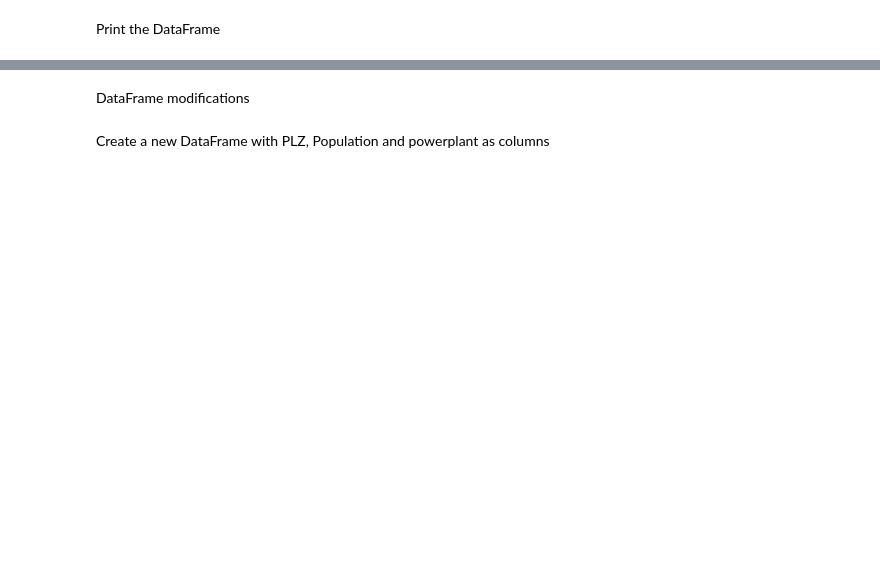
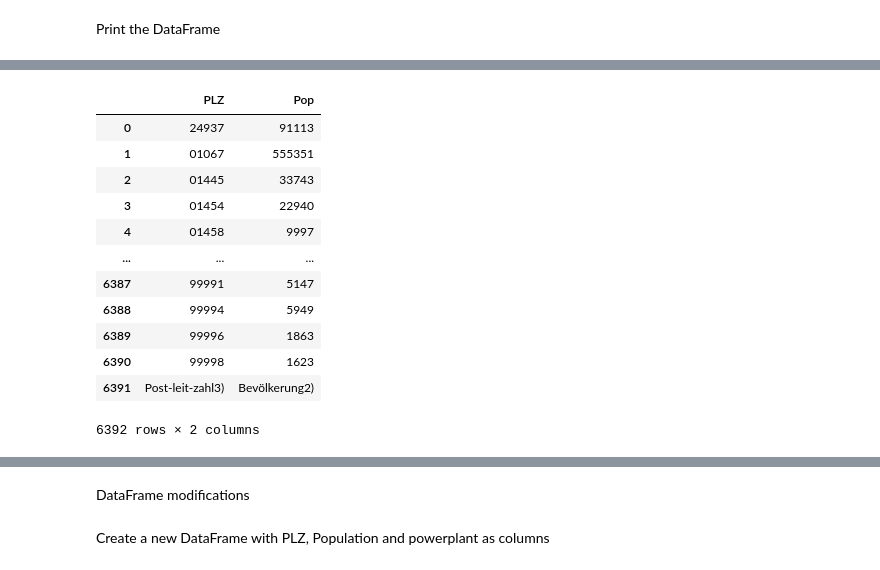
Before and after one commit to postmarone96/Deutschlands_Kraftwerken_Analyse, a Jupyter notebook: Bundesnetz_Agentur.ipynb, the cells around one changed output, grey strips where cells are left out. Drawn from its saved outputs; the diff is of its cells as text; code cells hidden in the pictures; blank space fills up the shorter version.

```diff
--- a/Bundesnetz_Agentur.ipynb
+++ b/Bundesnetz_Agentur.ipynb
@@ -53,5 +36,7 @@ demographic.dropna()
 # %% [markdown]
 Print the DataFrame
+# %%
+demo = demo.dropna()
 # %%
 #POWERPLANTS
 print(kwk.head())
@@ -78,0 +64,2 @@ print(demographic.head())
+# %%
+demo.set_index('PLZ', inplace = True)
@@ -79,3 +79,19 @@ print(demographic.head())
+# %%
+demo.groupby('PLZ')['Pop'].sum().reset_index()
+# %% [output]
+|  | PLZ | Pop |
+| 0 | 24937 | 91113 |
+| 1 | 01067 | 555351 |
+| 2 | 01445 | 33743 |
+| 3 | 01454 | 22940 |
+| 4 | 01458 | 9997 |
+| ... | ... | ... |
+| 6387 | 99991 | 5147 |
+| 6388 | 99994 | 5949 |
+| 6389 | 99996 | 1863 |
+| 6390 | 99998 | 1623 |
+| 6391 | Post-leit-zahl3) | Bevölkerung2) |
+6392 rows × 2 columns
 # %%
 #POWERPLANT DATA COLUMNS
 kwk.columns
```
Also changed, not shown: parts of 12 cells of this notebook, 2 other files.
